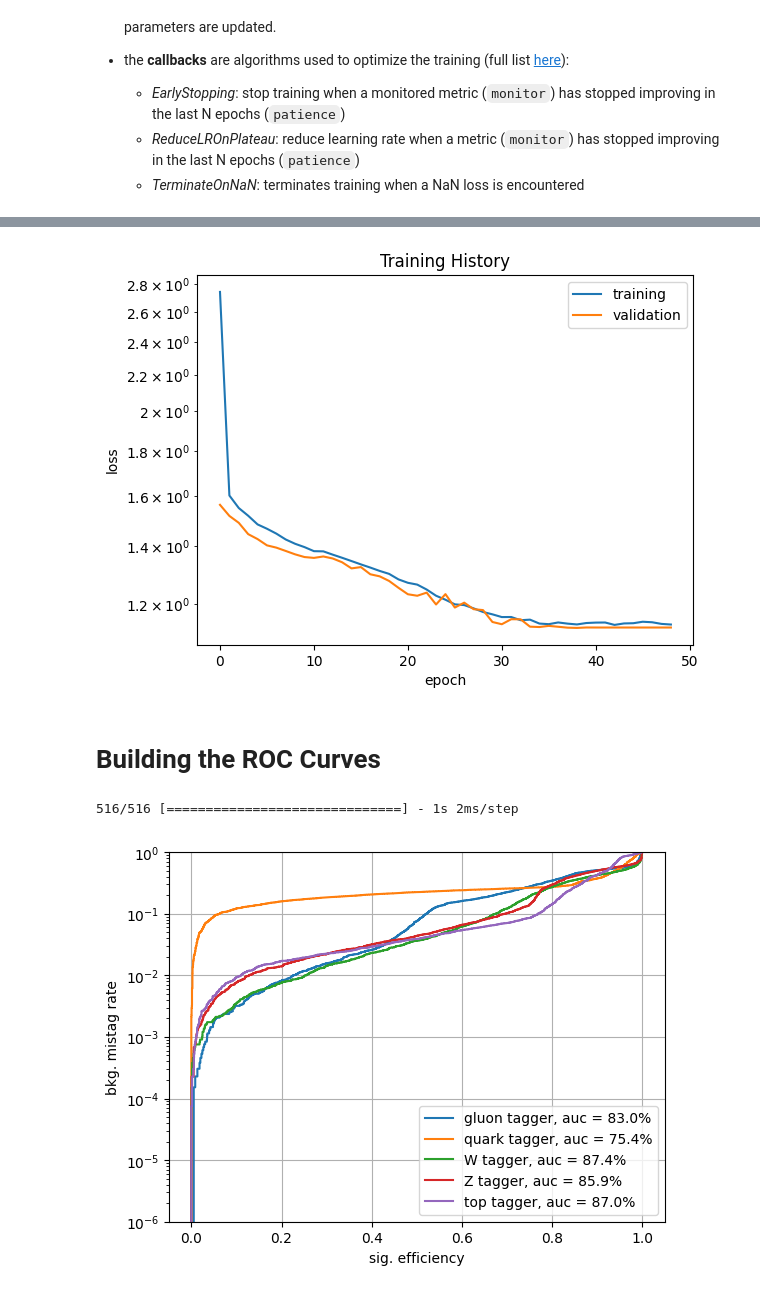
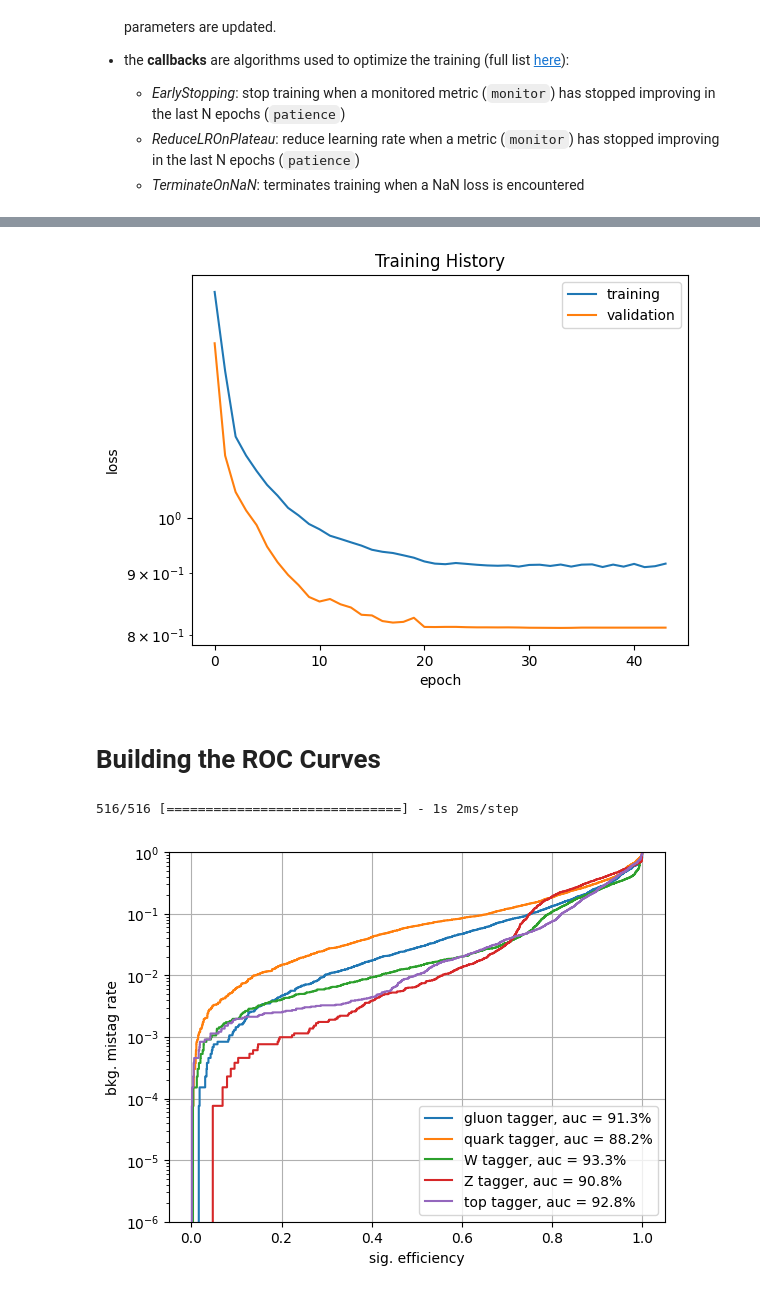
Before and after one commit to Melo95/ML_course_Pavia_23, a Jupyter notebook: neural-networks/2.JetTaggingMLP.ipynb, the cells around one changed output, grey strips where cells are left out. Drawn from its saved outputs; the diff is of its cells as text; code cells hidden in the pictures.

```diff
--- a/neural-networks/2.JetTaggingMLP.ipynb
+++ b/neural-networks/2.JetTaggingMLP.ipynb
@@ -93,3 +93,16 @@ print(X_train.shape, X_val.shape, y_train.shape, y_val.shape)
 del features, target #clean the memory
 # %% [output]
 (33500, 16) (16500, 16) (33500, 5) (16500, 5)
+# %%
+from sklearn.preprocessing import StandardScaler
+from sklearn import preprocessing
+feature = 0
+min_max_scaler = preprocessing.MinMaxScaler()
+X_train_minmax = min_max_scaler.fit_transform(X_train)
+X_val_minmax = min_max_scaler.transform(X_val)
+y_train_minmax = min_max_scaler.fit_transform(y_train)
+y_val_minmax = min_max_scaler.transform(y_val)
+
+plt.figure()
+plt.hist(X_train_minmax[:,feature])
+plt.hist(X_train[:,feature])
@@ -168,8 +189,8 @@ batch_size = 128
 n_epochs = 50
 
 # train
-history = model.fit(X_train, y_train, epochs=n_epochs, batch_size=batch_size, verbose = 2,
-                validation_data=(X_val, y_val),
+history = model.fit(X_train_minmax, y_train_minmax, epochs=n_epochs, batch_size=batch_size, verbose = 2,
+                validation_data=(X_val_minmax, y_val_minmax),
                 callbacks = [
                 EarlyStopping(monitor='val_loss', patience=10, verbose=1),
                 ReduceLROnPlateau(monitor='val_loss', factor=0.1, patience=2, verbose=1),
@@ -205,7 +226,7 @@ plt.xlabel('epoch')
 plt.legend(['training', 'validation'], loc='upper right')
 plt.show()
 # %% [output]
-[figure, old version]
+[figure, new version]
 # %% [markdown]
 # Building the ROC Curves
 # %%
@@ -213,29 +234,29 @@ labels = ['gluon', 'quark', 'W', 'Z', 'top']
 # %%
 import pandas as pd
 from sklearn.metrics import roc_curve, auc
-predict_val = model.predict(X_val) #I am using the validation dataset but it is preferencial to use a separate dataset
+predict_val = model.predict(X_val_minmax) #I am using the validation dataset but it is preferencial to use a separate dataset
 df = pd.DataFrame()
 fpr = {}
 tpr = {}
 auc1 = {}
 
 plt.figure()
 for i, label in enumerate(labels):
-        df[label] = y_val[:,i]
+        df[label] = y_val_minmax[:,i]
         df[label + '_pred'] = predict_val[:,i]
 
         fpr[label], tpr[label], threshold = roc_curve(df[label],df[label+'_pred'])
 
         auc1[label] = auc(fpr[label], tpr[label])
 
         plt.plot(tpr[label],fpr[label],label='%s tagger, auc = %.1f%%'%(label,auc1[label]*100.))
 plt.semilogy()
 plt.xlabel("sig. efficiency")
 plt.ylabel("bkg. mistag rate")
 plt.ylim(0.000001,1)
 plt.grid(True)
 plt.legend(loc='lower right')
 plt.show()
 # %% [output]
 516/516 [==============================] - 1s 2ms/step
-[figure, old version]
+[figure, new version]
```
Also changed, not shown: parts of 5 cells of this notebook.
